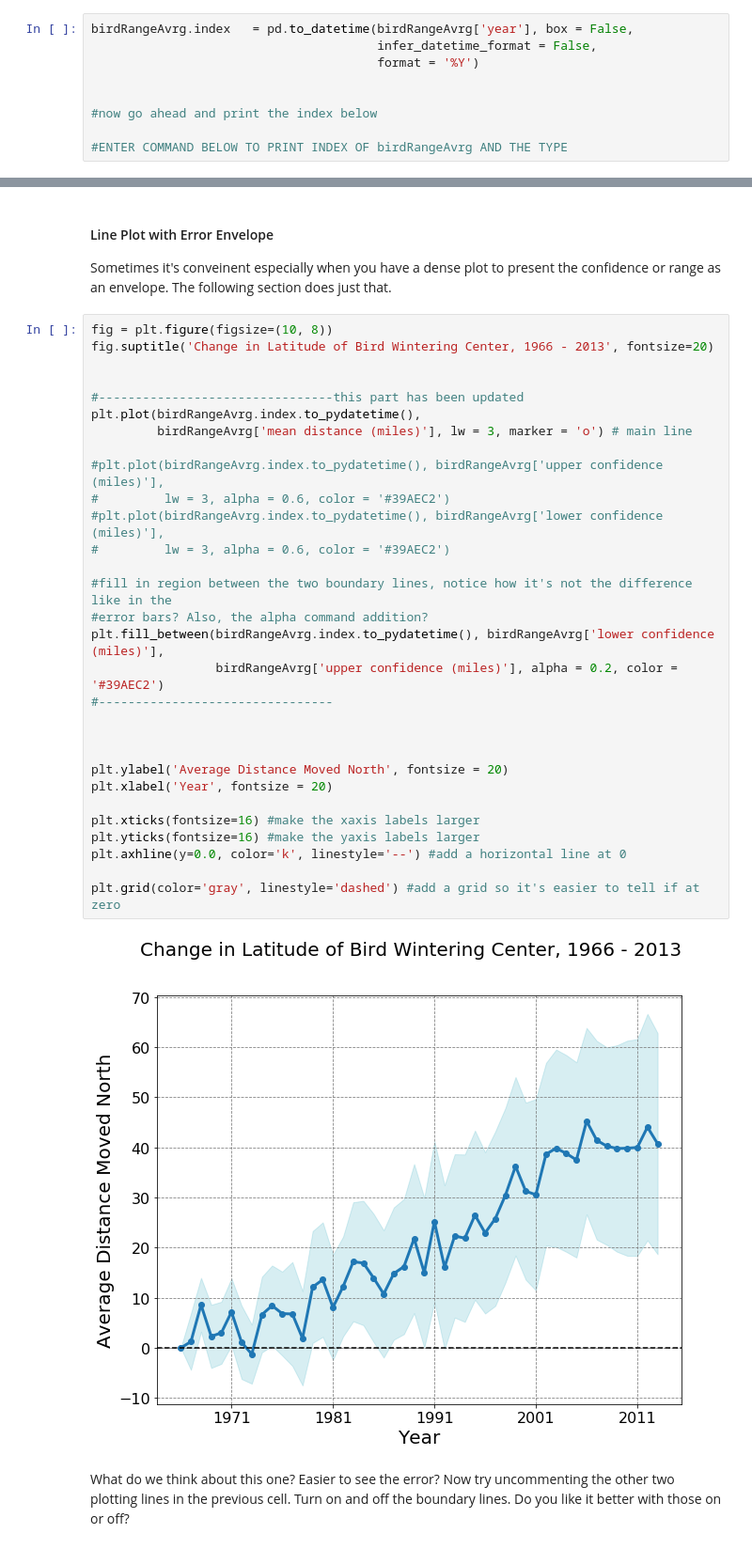
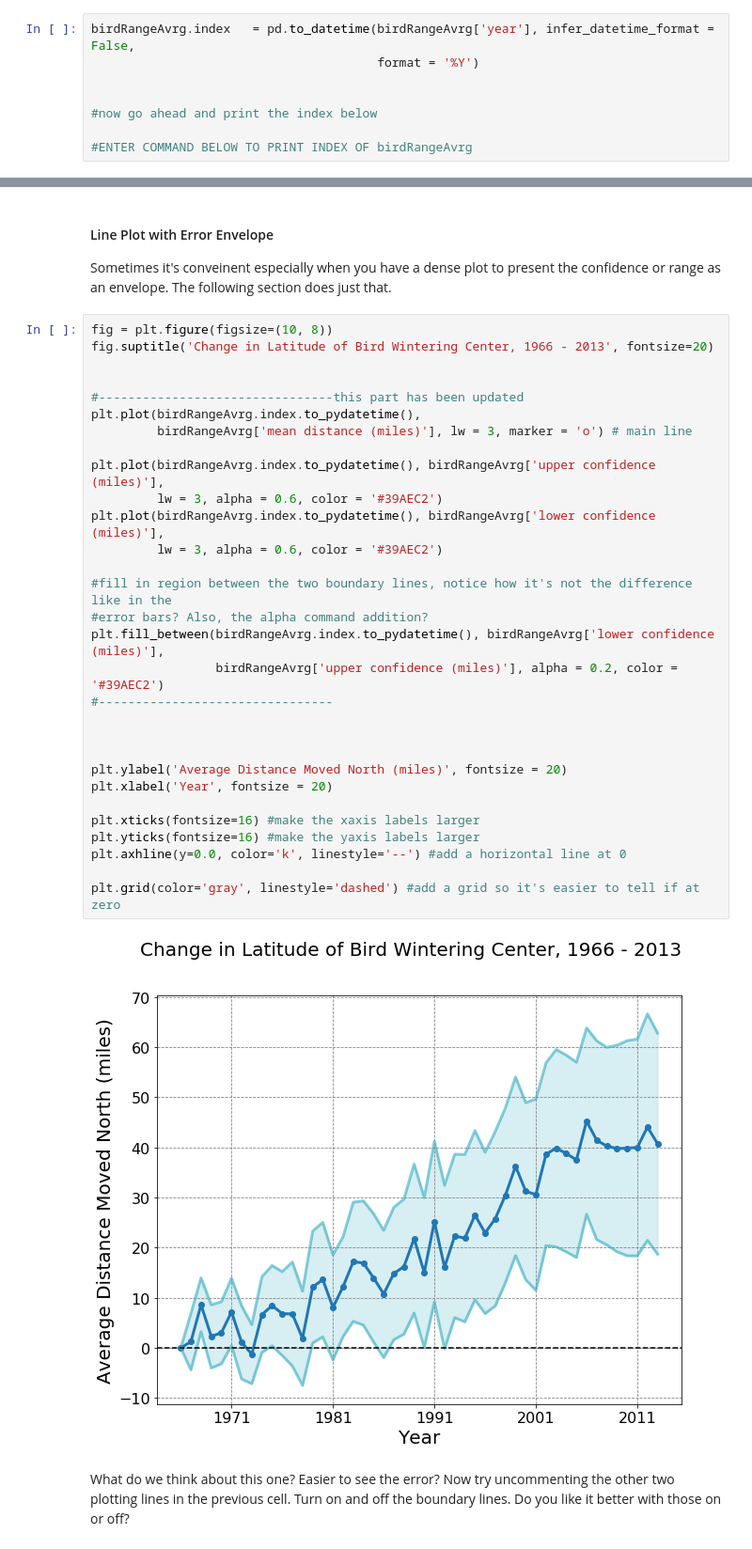
Before and after one commit to abbyazari/data_vis_statistics_geosciences, a Jupyter notebook: Lab2/Lab2_BirdRanges.ipynb, the cells around one changed output, grey strips where cells are left out. Shown at 94% size. Drawn from its saved outputs; the diff is of its cells as text.

```diff
--- a/Lab2/Lab2_BirdRanges.ipynb
+++ b/Lab2/Lab2_BirdRanges.ipynb
@@ -319,14 +328,13 @@ birdSpecies = pd.read_csv('./Data/birdSpecies.csv',
 # %% [markdown]
 ### Let's convert the birdRangeAvrg index to Datetime Objects - use the following command in the next cell
 # %%
-birdRangeAvrg.index   = pd.to_datetime(birdRangeAvrg['year'], box = False,
-                                       infer_datetime_format = False,
+birdRangeAvrg.index   = pd.to_datetime(birdRangeAvrg['year'], infer_datetime_format = False,
                                        format = '%Y')
 
 
 #now go ahead and print the index below
 
-#ENTER COMMAND BELOW TO PRINT INDEX OF birdRangeAvrg AND THE TYPE
+#ENTER COMMAND BELOW TO PRINT INDEX OF birdRangeAvrg
 # %% [markdown]
 Notice how all the months have set to January? This was assumed from the pd.to_datetime command, in this case the bird counts are counted in winter (between December and January) so this is OK but keep this in mind when you have year data.
 
@@ -421,35 +431,35 @@ Sometimes it's conveinent especially when you have a dense plot to present the c
 # %%
 fig = plt.figure(figsize=(10, 8))
 fig.suptitle('Change in Latitude of Bird Wintering Center, 1966 - 2013', fontsize=20)
 
 
 #--------------------------------this part has been updated
 plt.plot(birdRangeAvrg.index.to_pydatetime(),
          birdRangeAvrg['mean distance (miles)'], lw = 3, marker = 'o') # main line
 
-#plt.plot(birdRangeAvrg.index.to_pydatetime(), birdRangeAvrg['upper confidence (miles)'],
-#         lw = 3, alpha = 0.6, color = '#39AEC2')
-#plt.plot(birdRangeAvrg.index.to_pydatetime(), birdRangeAvrg['lower confidence (miles)'],
-#         lw = 3, alpha = 0.6, color = '#39AEC2')
+plt.plot(birdRangeAvrg.index.to_pydatetime(), birdRangeAvrg['upper confidence (miles)'],
+         lw = 3, alpha = 0.6, color = '#39AEC2')
+plt.plot(birdRangeAvrg.index.to_pydatetime(), birdRangeAvrg['lower confidence (miles)'],
+         lw = 3, alpha = 0.6, color = '#39AEC2')
 
 #fill in region between the two boundary lines, notice how it's not the difference like in the
 #error bars? Also, the alpha command addition?
 plt.fill_between(birdRangeAvrg.index.to_pydatetime(), birdRangeAvrg['lower confidence (miles)'],
                  birdRangeAvrg['upper confidence (miles)'], alpha = 0.2, color = '#39AEC2')
 #--------------------------------
 
 
 
-plt.ylabel('Average Distance Moved North', fontsize = 20)
+plt.ylabel('Average Distance Moved North (miles)', fontsize = 20)
 plt.xlabel('Year', fontsize = 20)
 
 plt.xticks(fontsize=16) #make the xaxis labels larger
 plt.yticks(fontsize=16) #make the yaxis labels larger
 plt.axhline(y=0.0, color='k', linestyle='--') #add a horizontal line at 0
 
 plt.grid(color='gray', linestyle='dashed') #add a grid so it's easier to tell if at zero
 # %% [output]
-[figure, old version]
+[figure, new version]
 # %% [markdown]
 What do we think about this one? Easier to see the error? Now try uncommenting the other two plotting lines in the previous cell. Turn on and off the boundary lines. Do you like it better with those on or off?
 # %% [markdown]
```
Also changed, not shown: parts of 18 cells of this notebook.
